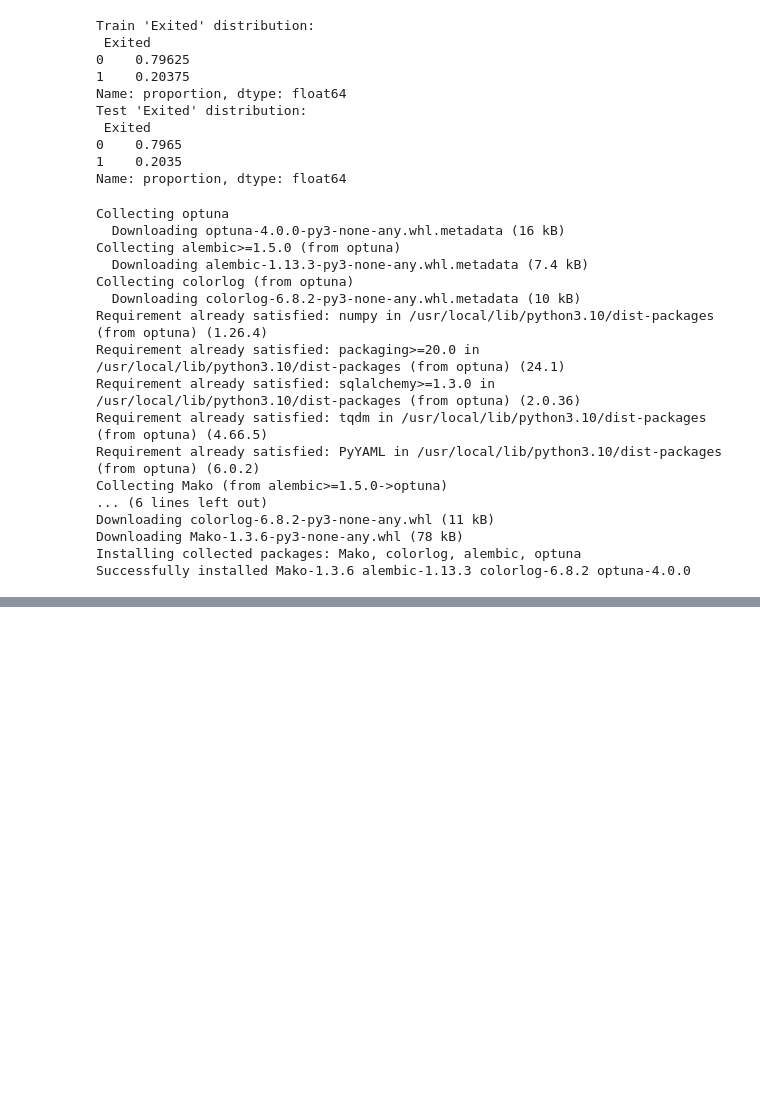
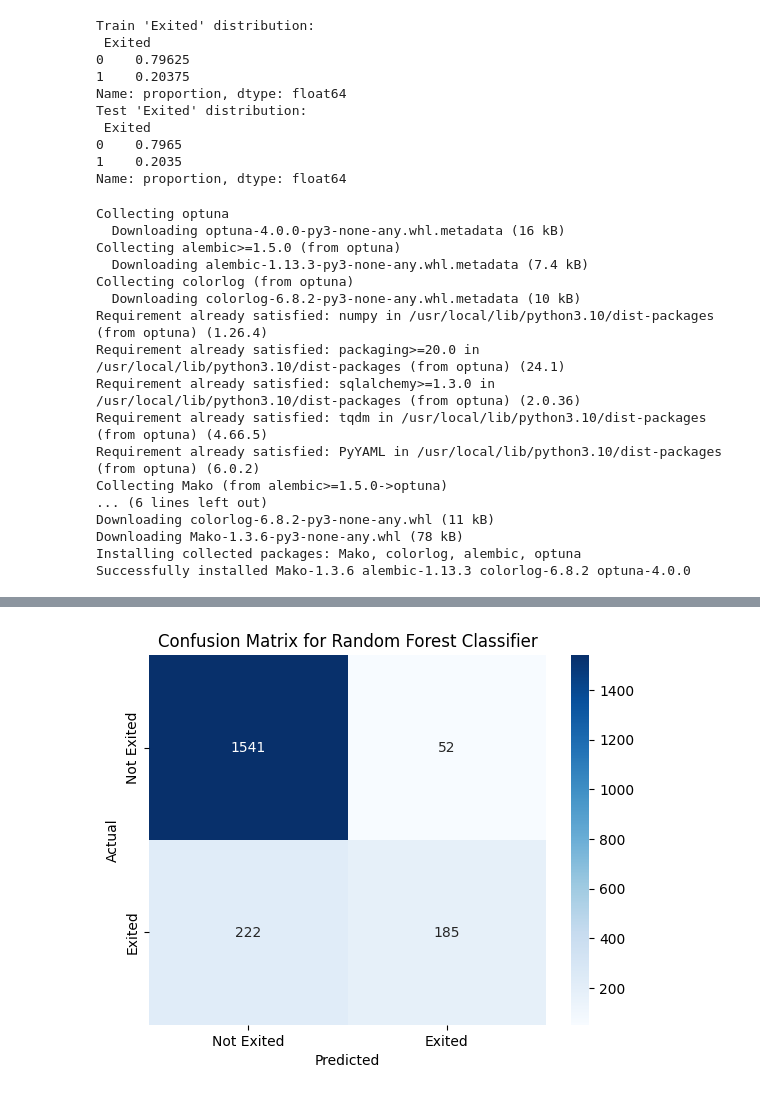
Before and after one commit to manor-s/DS-course-project-4, a Jupyter notebook: Classification_Project_Manor.ipynb, the cells around one changed output, grey strips where cells are left out. Drawn from its saved outputs; the diff is of its cells as text; code cells hidden in the pictures; blank space fills up the shorter version.

```diff
--- a/Classification_Project_Manor.ipynb
+++ b/Classification_Project_Manor.ipynb
@@ -251,0 +435,87 @@ Feature Impact:
+# %%
+# random forest
+
+import optuna
+import logging
+from sklearn.ensemble import RandomForestClassifier
+from sklearn.pipeline import Pipeline
+from sklearn.preprocessing import StandardScaler
+from sklearn.metrics import accuracy_score, precision_score, recall_score, f1_score, confusion_matrix
+from sklearn.model_selection import cross_val_score
+import seaborn as sns
+import matplotlib.pyplot as plt
+import pandas as pd
+
+# Suppress Optuna's verbose output by setting the logging level to WARNING
+optuna.logging.set_verbosity(optuna.logging.WARNING)
+
+# Define the objective function for Optuna, focusing on recall
+def objective(trial):
+  # Define hyperparameters to tune
+  n_estimators = trial.suggest_int('n_estimators', 50, 300)
+  max_depth = trial.suggest_int('max_depth', 3, 20)
+  min_samples_split = trial.suggest_int('min_samples_split', 2, 10)
+  min_samples_leaf = trial.suggest_int('min_samples_leaf', 1, 5)
+
+  # Create a pipeline with scaling and random forest
+  model = Pipeline([
+      ('scaler', StandardScaler()),
+      ('rf', RandomForestClassifier(
+          n_estimators=n_estimators,
+          max_depth=max_depth,
+          min_samples_split=min_samples_split,
+          min_samples_leaf=min_samples_leaf,
+          random_state=42
+      ))
+  ])
+
+  # Perform cross-validation and return the mean recall score
+  score = cross_val_score(model, X_train, y_train, cv=5, scoring='recall').mean()
+  return score
+
+# Create the Optuna study and optimize
+study = optuna.create_study(direction='maximize')
+study.optimize(objective, n_trials=50)
+
+# Print the best parameters and best recall score
+print("Best Parameters:", study.best_params)
+print("Best Cross-Validation Recall Score:", study.best_value)
+
+# Train the final model with the best parameters
+best_model = Pipeline([
+    ('scaler', StandardScaler()),
+    ('rf', RandomForestClassifier(**study.best_params, random_state=42))
+])
+best_model.fit(X_train, y_train)
+
+# Evaluate on the test set
+y_pred = best_model.predict(X_test)
+accuracy = accuracy_score(y_test, y_pred)
+precision = precision_score(y_test, y_pred)
+recall = recall_score(y_test, y_pred)
+f1 = f1_score(y_test, y_pred)
+
+# Print evaluation results
+print("Test Accuracy:", accuracy)
+print("Precision:", precision)
+print("Recall:", recall)
+print("F1 Score:", f1)
+
+# Confusion Matrix
+cm = confusion_matrix(y_test, y_pred)
+sns.heatmap(cm, annot=True, fmt='d', cmap='Blues', xticklabels=['Not Exited', 'Exited'], yticklabels=['Not Exited', 'Exited'])
+plt.xlabel('Predicted')
+plt.ylabel('Actual')
+plt.title('Confusion Matrix for Random Forest Classifier')
+plt.show()
+
+# Evaluate the impact of each variable
+# Extract feature importances from the Random Forest model
+importances = best_model.named_steps['rf'].feature_importances_
+feature_importance = pd.DataFrame({'Feature': X_train.columns, 'Importance': importances})
+feature_importance = feature_importance.sort_values(by='Importance', ascending=False)
+
+# Display feature impact
+print("\nFeature Impact:")
+print(feature_importance)
+# %% [output]
@@ -251,0 +528 @@ Feature Impact:
+[figure, added]
```
Also changed, not shown: parts of 4 cells of this notebook.
